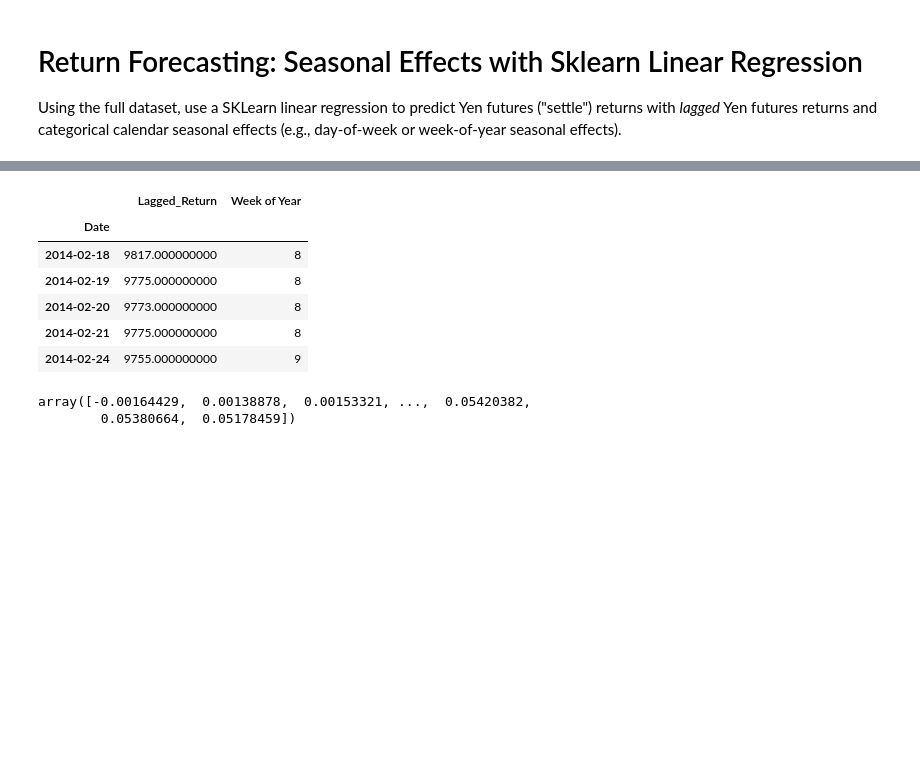
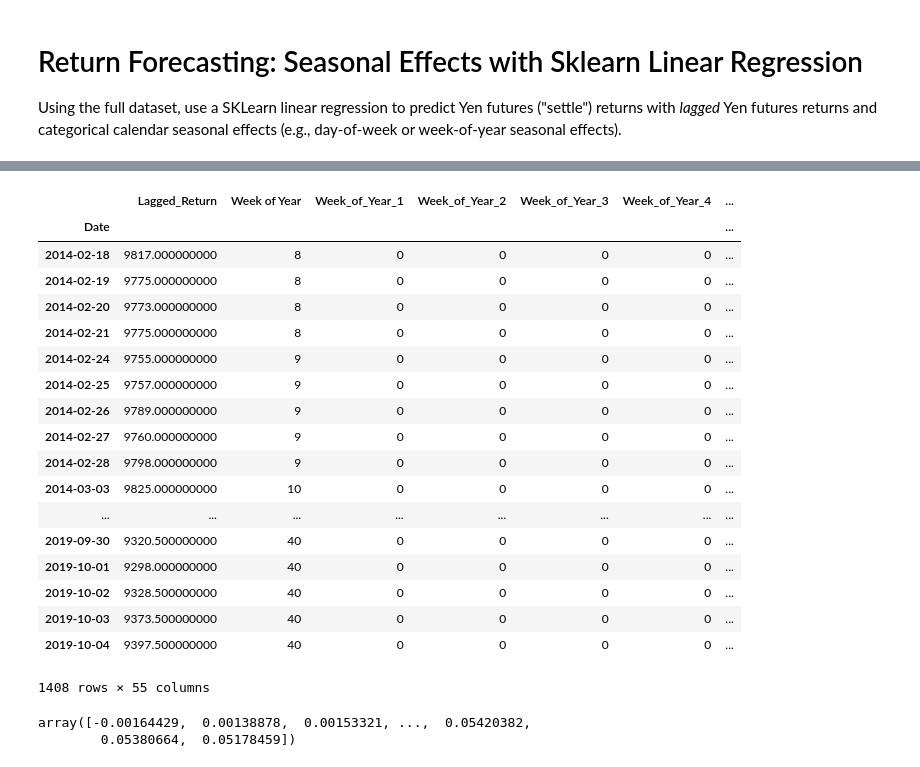
Before and after one commit to stragitech/Yen_Futures, a Jupyter notebook: time_series_analysis.ipynb, the cells around one changed output, grey strips where cells are left out. Saved outputs shown, nothing was run; the diff lists cells and outputs as text; code cells hidden in the pictures; blank space fills up the shorter version.

Commit message:
Fixed week of year dummies table

```diff
--- a/time_series_analysis.ipynb
+++ b/time_series_analysis.ipynb
@@ -136,7 +136,7 @@ from sklearn.linear_model import LinearRegression
 
 # Construct a "Futures Return" column, using pandas pct_change() on the "Settle" price
 # If will be easier to also multiply this by 100, both to read and when we use it with SKLearn:
-fut["Futures Return"] = fut["Settle"].copy().pct_change()*100
+fut["Futures_Return"] = fut["Settle"].copy().pct_change()*100
 
 # Feature Engineering
 # Create a second "Lagged Return" variable, that is the futures return variable shifted above, but lagged 1 day:
@@ -159,19 +159,32 @@ fut.head()
 | 2014-02-24 | 9752.000000000 | 9789.000000000 | 9740.000000000 | 9757.000000000 | 2.000000000 | 9757.000000000 | 90654.000000000 | 203114.000000000 | 0.020502307 | ... |
 # %%
 # Add into the X dataframe either a "dayofweek" or "weekofyear" column, (e.g., using X.index.weekofyear)
-X["Week of Year"] = X.index.weekofyear
+X["Week_of_Year"] = X.index.weekofyear
+X.head()
 
 # Create a new categorical X dataframe, by using pd.get_dummies() on the seasonal column created just above:
-X_binary_encoded = pd.get_dummies(X)
-X_binary_encoded.head()
+X_binary_encoded = pd.get_dummies(X, columns=['Week_of_Year'])
+X_binary_encoded
 # %% [output]
-|  | Lagged_Return | Week of Year |
-| Date |  |  |
-| 2014-02-18 | 9817.000000000 | 8 |
-| 2014-02-19 | 9775.000000000 | 8 |
-| 2014-02-20 | 9773.000000000 | 8 |
-| 2014-02-21 | 9775.000000000 | 8 |
-| 2014-02-24 | 9755.000000000 | 9 |
+|  | Lagged_Return | Week of Year | Week_of_Year_1 | Week_of_Year_2 | Week_of_Year_3 | Week_of_Year_4 | ... |
+| Date |  |  |  |  |  |  | ... |
+| 2014-02-18 | 9817.000000000 | 8 | 0 | 0 | 0 | 0 | ... |
+| 2014-02-19 | 9775.000000000 | 8 | 0 | 0 | 0 | 0 | ... |
+| 2014-02-20 | 9773.000000000 | 8 | 0 | 0 | 0 | 0 | ... |
+| 2014-02-21 | 9775.000000000 | 8 | 0 | 0 | 0 | 0 | ... |
+| 2014-02-24 | 9755.000000000 | 9 | 0 | 0 | 0 | 0 | ... |
+| 2014-02-25 | 9757.000000000 | 9 | 0 | 0 | 0 | 0 | ... |
+| 2014-02-26 | 9789.000000000 | 9 | 0 | 0 | 0 | 0 | ... |
+| 2014-02-27 | 9760.000000000 | 9 | 0 | 0 | 0 | 0 | ... |
+| 2014-02-28 | 9798.000000000 | 9 | 0 | 0 | 0 | 0 | ... |
+| 2014-03-03 | 9825.000000000 | 10 | 0 | 0 | 0 | 0 | ... |
+| ... | ... | ... | ... | ... | ... | ... | ... |
+| 2019-09-30 | 9320.500000000 | 40 | 0 | 0 | 0 | 0 | ... |
+| 2019-10-01 | 9298.000000000 | 40 | 0 | 0 | 0 | 0 | ... |
+| 2019-10-02 | 9328.500000000 | 40 | 0 | 0 | 0 | 0 | ... |
+| 2019-10-03 | 9373.500000000 | 40 | 0 | 0 | 0 | 0 | ... |
+| 2019-10-04 | 9397.500000000 | 40 | 0 | 0 | 0 | 0 | ... |
+1408 rows × 55 columns
 # %%
 # Create a "y" series, using just the "Futures Return" column created above.
 y = fut["Futures Return"].copy()
```
Also changed, not shown: parts of 6 cells of this notebook.
